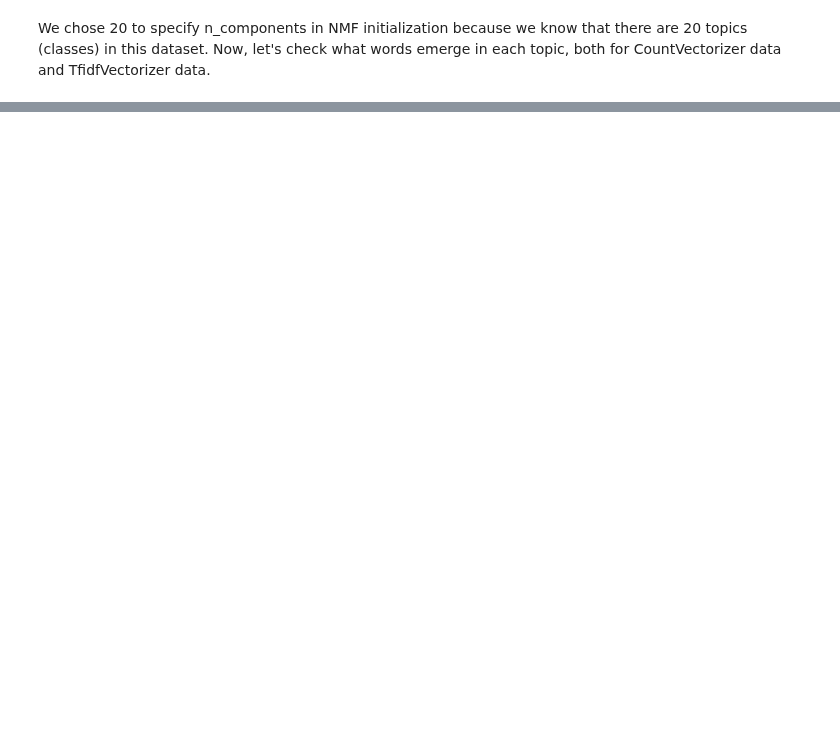
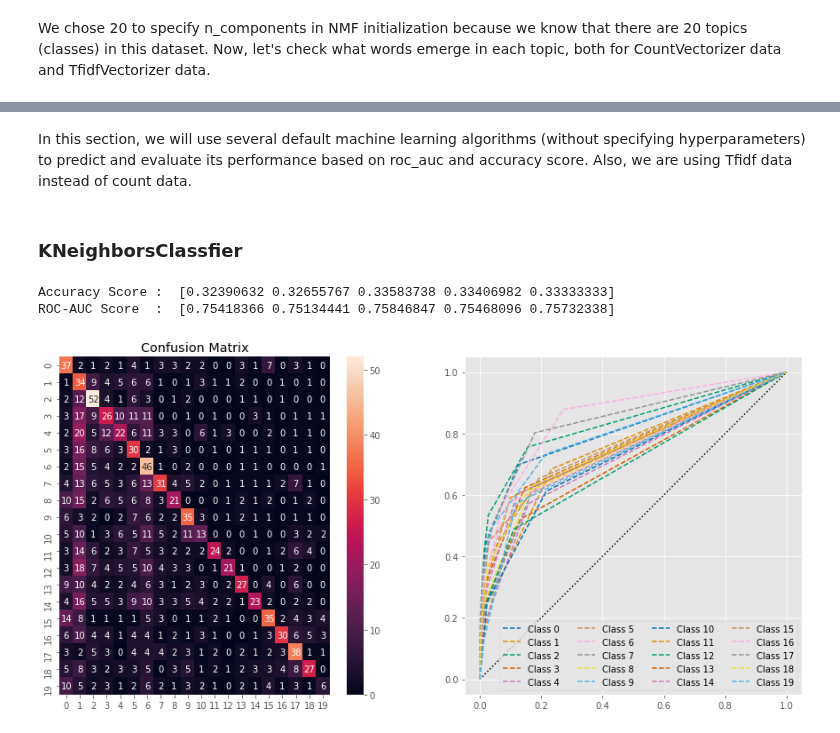
Before and after one commit to agusrichard/data-science-learning-projects, a Jupyter notebook: News Groups/20_newsgroups.ipynb, the cells around one changed output, grey strips where cells are left out. Drawn from its saved outputs; the diff is of its cells as text; code cells hidden in the pictures; blank space fills up the shorter version.

```diff
--- a/News Groups/20_newsgroups.ipynb
+++ b/News Groups/20_newsgroups.ipynb
@@ -320,8 +420,8 @@ Note that we have removed email address, special characters, headers, and number
 # %% [markdown]
 In this section, we will transform the document set into feature matrix using two vectorizer provided by scikit-learn.
 # %%
-count_vectorizer = CountVectorizer(stop_words='english', max_features=1000)
-tfidf_vectorizer = TfidfVectorizer(stop_words='english', max_features=1000)
+count_vectorizer = CountVectorizer(stop_words='english', min_df=0.05, max_df=0.95)
+tfidf_vectorizer = TfidfVectorizer(stop_words='english', min_df=0.05, max_df=0.95)
 # %%
 X_train_count = count_vectorizer.fit_transform(train_data_cleaned)
 X_train_tfidf = tfidf_vectorizer.fit_transform(train_data_cleaned)
@@ -417,0 +598,5 @@ Topic 20: articleid, usually, probably, test, blood, medical, soon, replyto, ban
+# %% [markdown]
+In this section, we will use several default machine learning algorithms (without specifying hyperparameters) to predict and evaluate its performance based on roc_auc and accuracy score. Also, we are using Tfidf data instead of count data.
+# %%
+y_train = train_target
+y_test = test_target
@@ -417,0 +607,10 @@ Topic 20: articleid, usually, probably, test, blood, medical, soon, replyto, ban
+# %% [markdown]
+### KNeighborsClassfier
+# %%
+knn = KNeighborsClassifier().fit(X_train_tfidf, y_train)
+# %%
+accuracy_score, roc_auc_score = scoring(knn, X_train_tfidf, y_train)
+# %% [output]
+Accuracy Score :  [0.32390632 0.32655767 0.33583738 0.33406982 0.33333333]
+ROC-AUC Score  :  [0.75418366 0.75134441 0.75846847 0.75468096 0.75732338]
+[figure, added]
```
Also changed, not shown: parts of 24 cells of this notebook.
